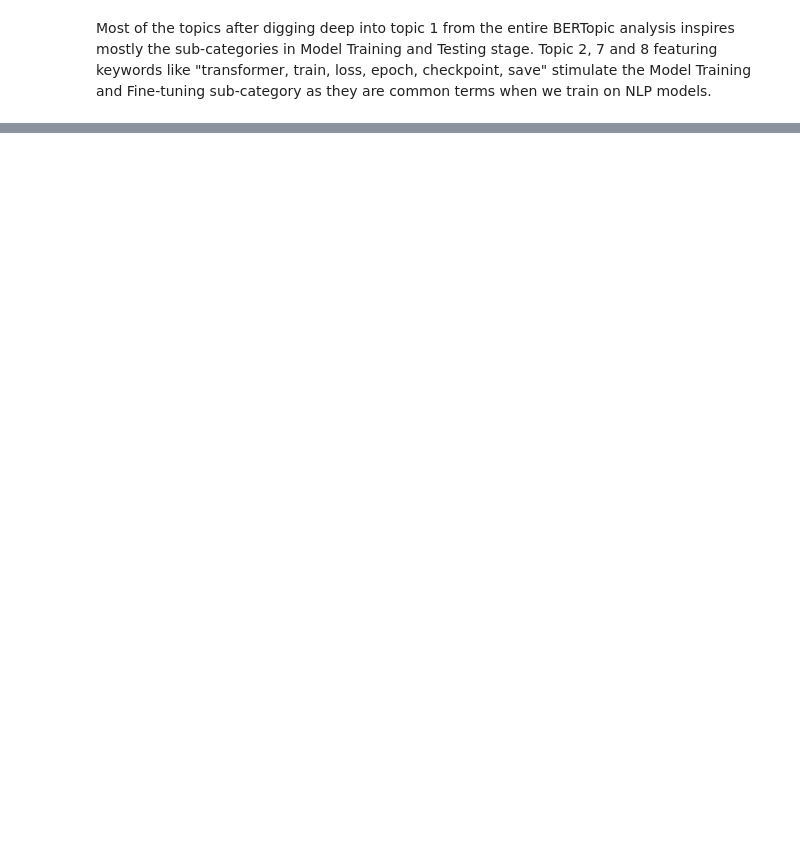
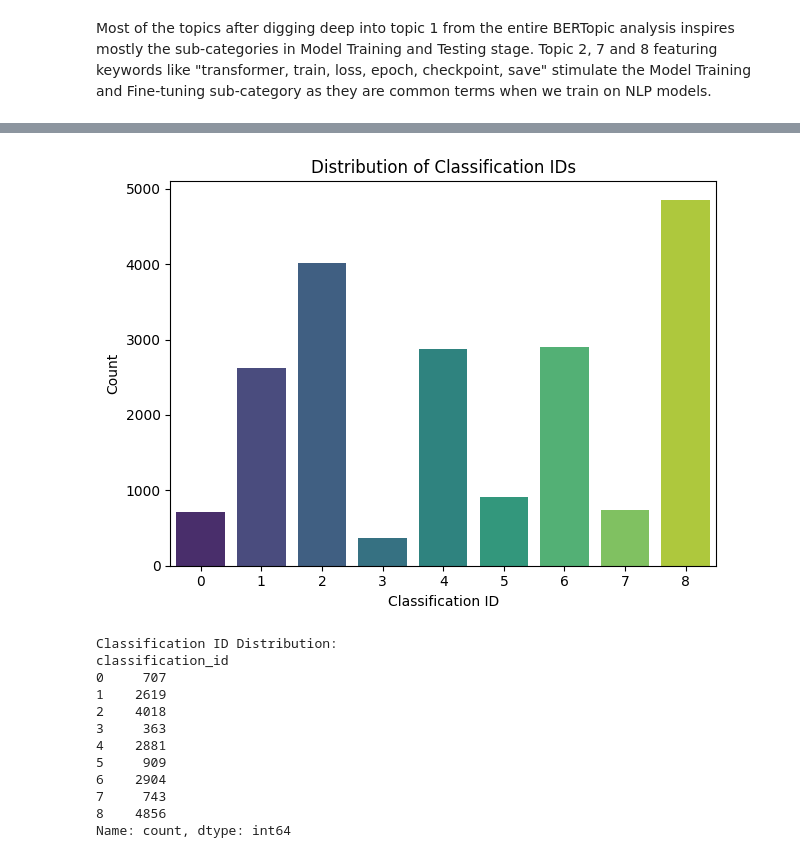
Before and after one commit to GuGu97/NLP_A2_2025, a Jupyter notebook: main.ipynb, the cells around one changed output, grey strips where cells are left out. Drawn from its saved outputs; the diff is of its cells as text; code cells hidden in the pictures; blank space fills up the shorter version.

```diff
--- a/main.ipynb
+++ b/main.ipynb
@@ -251,0 +382,27 @@ Most of the topics after digging deep into topic 1 from the entire BERTopic anal
+# %%
+# test cell need to be removed
+import model.classify_model as classifier
+import data.data_loader as loader
+import pandas as pd
+
+
+data = loader.get_data()
+classified_df = pd.read_csv("classified_output_1.csv", encoding="utf-8")
+# classified_df_label_0 = pd.read_csv("output_label_0.csv", encoding="utf-8")
+# %%
+classifier.result_visualize(classified_df)
+classifier.print_classification_distribution(classified_df)
+# %% [output]
+[figure, added]
+Classification ID Distribution:
+classification_id
+0     707
+1    2619
+2    4018
+3     363
+4    2881
+5     909
+6    2904
+7     743
+8    4856
+Name: count, dtype: int64
```
Also changed, not shown: parts of 19 cells of this notebook, 20 other files.
